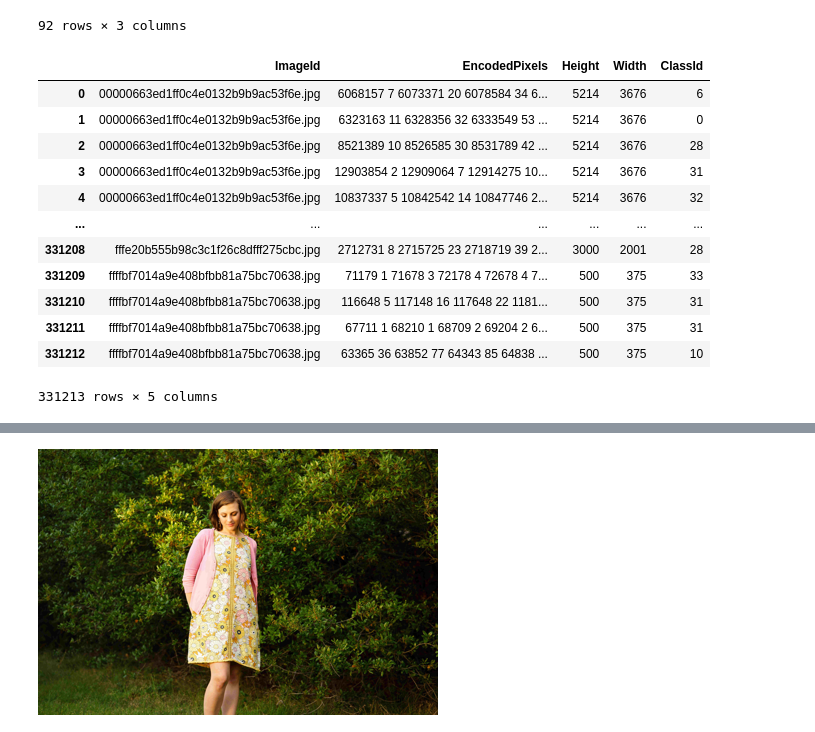
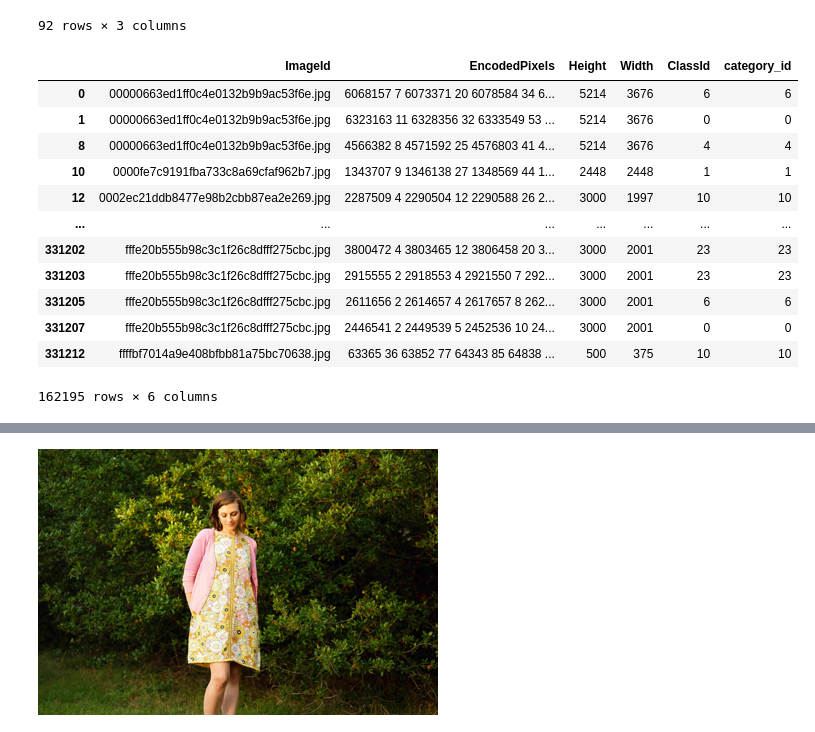
Before and after one commit to hrsma2i/dataset-iMaterialist, a Jupyter notebook: notebook/EDA.ipynb, the cells around one changed output, grey strips where cells are left out. Drawn from its saved outputs; the diff is of its cells as text; code cells hidden in the pictures.

```diff
--- a/notebook/EDA.ipynb
+++ b/notebook/EDA.ipynb
@@ -47,23 +48,25 @@ df_attr
 | 90 | basque (wasitline) | waistline | 1 |
 | 91 | no waistline | waistline | 1 |
 92 rows × 3 columns
-# %%
-df = pd.read_csv("../raw/train.csv")
-df
-# %% [output]
-|  | ImageId | EncodedPixels | Height | Width | ClassId |
-| 0 | 00000663ed1ff0c4e0132b9b9ac53f6e.jpg | 6068157 7 6073371 20 6078584 34 6... | 5214 | 3676 | 6 |
-| 1 | 00000663ed1ff0c4e0132b9b9ac53f6e.jpg | 6323163 11 6328356 32 6333549 53 ... | 5214 | 3676 | 0 |
-| 2 | 00000663ed1ff0c4e0132b9b9ac53f6e.jpg | 8521389 10 8526585 30 8531789 42 ... | 5214 | 3676 | 28 |
-| 3 | 00000663ed1ff0c4e0132b9b9ac53f6e.jpg | 12903854 2 12909064 7 12914275 10... | 5214 | 3676 | 31 |
-| 4 | 00000663ed1ff0c4e0132b9b9ac53f6e.jpg | 10837337 5 10842542 14 10847746 2... | 5214 | 3676 | 32 |
-| ... | ... | ... | ... | ... | ... |
-| 331208 | fffe20b555b98c3c1f26c8dfff275cbc.jpg | 2712731 8 2715725 23 2718719 39 2... | 3000 | 2001 | 28 |
-| 331209 | ffffbf7014a9e408bfbb81a75bc70638.jpg | 71179 1 71678 3 72178 4 72678 4 7... | 500 | 375 | 33 |
-| 331210 | ffffbf7014a9e408bfbb81a75bc70638.jpg | 116648 5 117148 16 117648 22 1181... | 500 | 375 | 31 |
-| 331211 | ffffbf7014a9e408bfbb81a75bc70638.jpg | 67711 1 68210 1 68709 2 69204 2 6... | 500 | 375 | 31 |
-| 331212 | ffffbf7014a9e408bfbb81a75bc70638.jpg | 63365 36 63852 77 64343 85 64838 ... | 500 | 375 | 10 |
-331213 rows × 5 columns
+# %%
+df = pd.read_csv("../raw/train.csv")
+df["category_id"] = df["ClassId"].apply(lambda c: c.split("_")[0]).astype("int32")
+df = df[df["category_id"].isin(df_ctg.index)]
+df
+# %% [output]
+|  | ImageId | EncodedPixels | Height | Width | ClassId | category_id |
+| 0 | 00000663ed1ff0c4e0132b9b9ac53f6e.jpg | 6068157 7 6073371 20 6078584 34 6... | 5214 | 3676 | 6 | 6 |
+| 1 | 00000663ed1ff0c4e0132b9b9ac53f6e.jpg | 6323163 11 6328356 32 6333549 53 ... | 5214 | 3676 | 0 | 0 |
+| 8 | 00000663ed1ff0c4e0132b9b9ac53f6e.jpg | 4566382 8 4571592 25 4576803 41 4... | 5214 | 3676 | 4 | 4 |
+| 10 | 0000fe7c9191fba733c8a69cfaf962b7.jpg | 1343707 9 1346138 27 1348569 44 1... | 2448 | 2448 | 1 | 1 |
+| 12 | 0002ec21ddb8477e98b2cbb87ea2e269.jpg | 2287509 4 2290504 12 2290588 26 2... | 3000 | 1997 | 10 | 10 |
+| ... | ... | ... | ... | ... | ... | ... |
+| 331202 | fffe20b555b98c3c1f26c8dfff275cbc.jpg | 3800472 4 3803465 12 3806458 20 3... | 3000 | 2001 | 23 | 23 |
+| 331203 | fffe20b555b98c3c1f26c8dfff275cbc.jpg | 2915555 2 2918553 4 2921550 7 292... | 3000 | 2001 | 23 | 23 |
+| 331205 | fffe20b555b98c3c1f26c8dfff275cbc.jpg | 2611656 2 2614657 4 2617657 8 262... | 3000 | 2001 | 6 | 6 |
+| 331207 | fffe20b555b98c3c1f26c8dfff275cbc.jpg | 2446541 2 2449539 5 2452536 10 24... | 3000 | 2001 | 0 | 0 |
+| 331212 | ffffbf7014a9e408bfbb81a75bc70638.jpg | 63365 36 63852 77 64343 85 64838 ... | 500 | 375 | 10 | 10 |
+162195 rows × 6 columns
 # %%
 # c.f., https://www.kaggle.com/c/imaterialist-fashion-2019-FGVC6/overview/evaluation
 # ClassId: {category_id}_{attribute_id1}_{attribute_id2}_...
```
Also changed, not shown: parts of 10 cells of this notebook, 2 other files.
